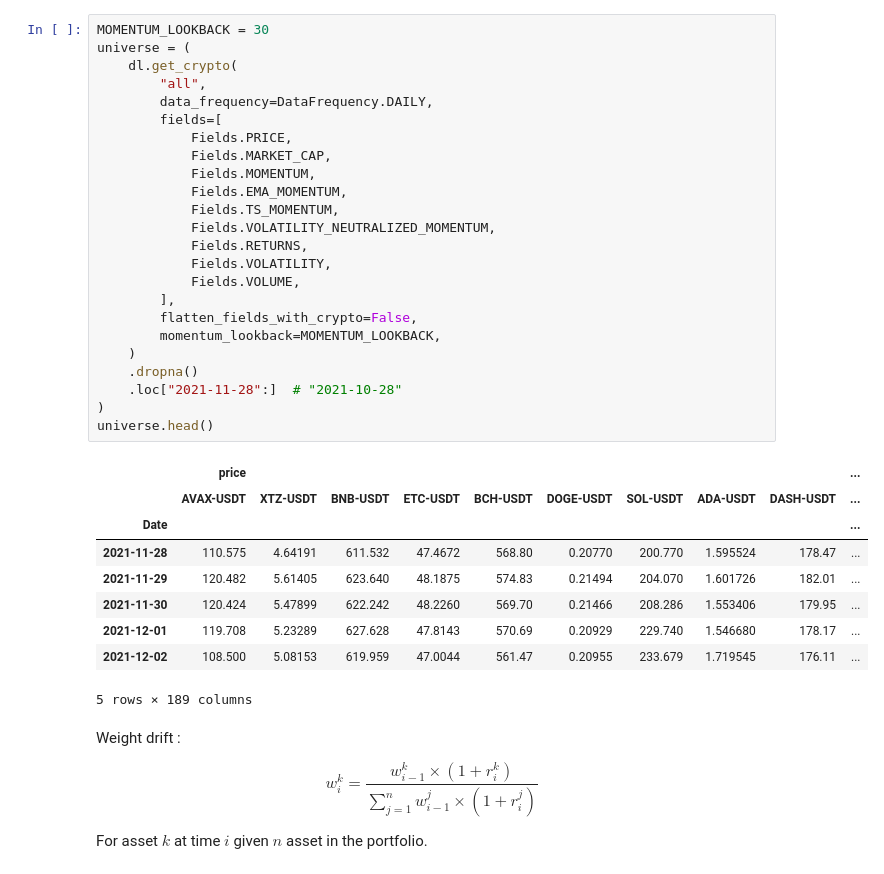
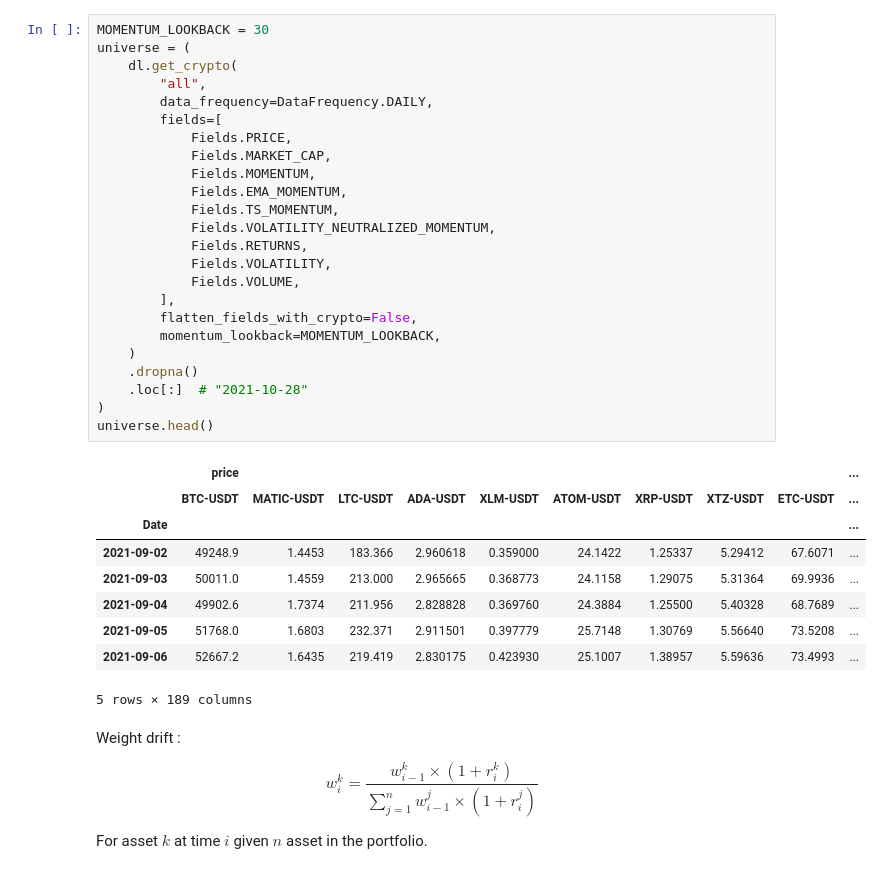
Before and after one commit to BaptisteZloch/Crypto-momentum-portfolios, a Jupyter notebook: src/crypto-momentum-cross-sectional.ipynb, the cells around one changed output. Cells and saved outputs as stored; diff of their text form.

```diff
--- a/src/crypto-momentum-cross-sectional.ipynb
+++ b/src/crypto-momentum-cross-sectional.ipynb
@@ -49,36 +49,36 @@ dl.assets
 # %%
 MOMENTUM_LOOKBACK = 30
 universe = (
     dl.get_crypto(
         "all",
         data_frequency=DataFrequency.DAILY,
         fields=[
             Fields.PRICE,
             Fields.MARKET_CAP,
             Fields.MOMENTUM,
             Fields.EMA_MOMENTUM,
             Fields.TS_MOMENTUM,
             Fields.VOLATILITY_NEUTRALIZED_MOMENTUM,
             Fields.RETURNS,
             Fields.VOLATILITY,
             Fields.VOLUME,
         ],
         flatten_fields_with_crypto=False,
         momentum_lookback=MOMENTUM_LOOKBACK,
     )
     .dropna()
-    .loc["2021-11-28":]  # "2021-10-28"
+    .loc[:]  # "2021-10-28"
 )
 universe.head()
 # %% [output]
 |  | price |  |  |  |  |  |  |  |  | ... |
-|  | AVAX-USDT | XTZ-USDT | BNB-USDT | ETC-USDT | BCH-USDT | DOGE-USDT | SOL-USDT | ADA-USDT | DASH-USDT | ... |
+|  | BTC-USDT | MATIC-USDT | LTC-USDT | ADA-USDT | XLM-USDT | ATOM-USDT | XRP-USDT | XTZ-USDT | ETC-USDT | ... |
 | Date |  |  |  |  |  |  |  |  |  | ... |
-| 2021-11-28 | 110.575 | 4.64191 | 611.532 | 47.4672 | 568.80 | 0.20770 | 200.770 | 1.595524 | 178.47 | ... |
-| 2021-11-29 | 120.482 | 5.61405 | 623.640 | 48.1875 | 574.83 | 0.21494 | 204.070 | 1.601726 | 182.01 | ... |
-| 2021-11-30 | 120.424 | 5.47899 | 622.242 | 48.2260 | 569.70 | 0.21466 | 208.286 | 1.553406 | 179.95 | ... |
-| 2021-12-01 | 119.708 | 5.23289 | 627.628 | 47.8143 | 570.69 | 0.20929 | 229.740 | 1.546680 | 178.17 | ... |
-| 2021-12-02 | 108.500 | 5.08153 | 619.959 | 47.0044 | 561.47 | 0.20955 | 233.679 | 1.719545 | 176.11 | ... |
+| 2021-09-02 | 49248.9 | 1.4453 | 183.366 | 2.960618 | 0.359000 | 24.1422 | 1.25337 | 5.29412 | 67.6071 | ... |
+| 2021-09-03 | 50011.0 | 1.4559 | 213.000 | 2.965665 | 0.368773 | 24.1158 | 1.29075 | 5.31364 | 69.9936 | ... |
+| 2021-09-04 | 49902.6 | 1.7374 | 211.956 | 2.828828 | 0.369760 | 24.3884 | 1.25500 | 5.40328 | 68.7689 | ... |
+| 2021-09-05 | 51768.0 | 1.6803 | 232.371 | 2.911501 | 0.397779 | 25.7148 | 1.30769 | 5.56640 | 73.5208 | ... |
+| 2021-09-06 | 52667.2 | 1.6435 | 219.419 | 2.830175 | 0.423930 | 25.1007 | 1.38957 | 5.59636 | 73.4993 | ... |
 5 rows × 189 columns
 # %% [markdown]
 Weight drift :
```
Also changed, not shown: parts of 8 cells of this notebook, 11 other files.
